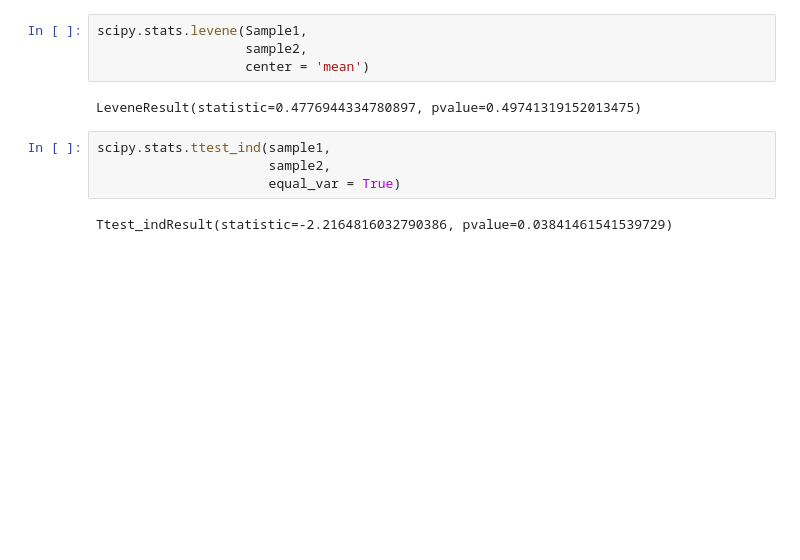
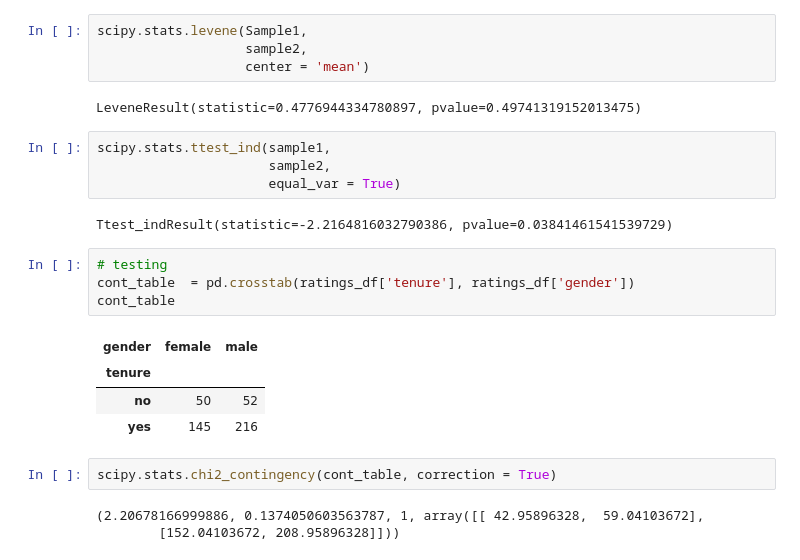
Before and after one commit to Muhliscm/Course-era-captone, a Jupyter notebook: statistics.ipynb, the cells around one changed output. Drawn from its saved outputs; the diff is of its cells as text; blank space fills up the shorter version.

```diff
--- a/statistics.ipynb
+++ b/statistics.ipynb
@@ -506,3 +506,17 @@ scipy.stats.ttest_ind(sample1,
                       equal_var = True)
 # %% [output]
 Ttest_indResult(statistic=-2.2164816032790386, pvalue=0.03841461541539729)
+# %%
+# testing
+cont_table  = pd.crosstab(ratings_df['tenure'], ratings_df['gender'])
+cont_table
+# %% [output]
+| gender | female | male |
+| tenure |  |  |
+| no | 50 | 52 |
+| yes | 145 | 216 |
+# %%
+scipy.stats.chi2_contingency(cont_table, correction = True)
+# %% [output]
+(2.20678166999886, 0.1374050603563787, 1, array([[ 42.95896328,  59.04103672],
+        [152.04103672, 208.95896328]]))
```
